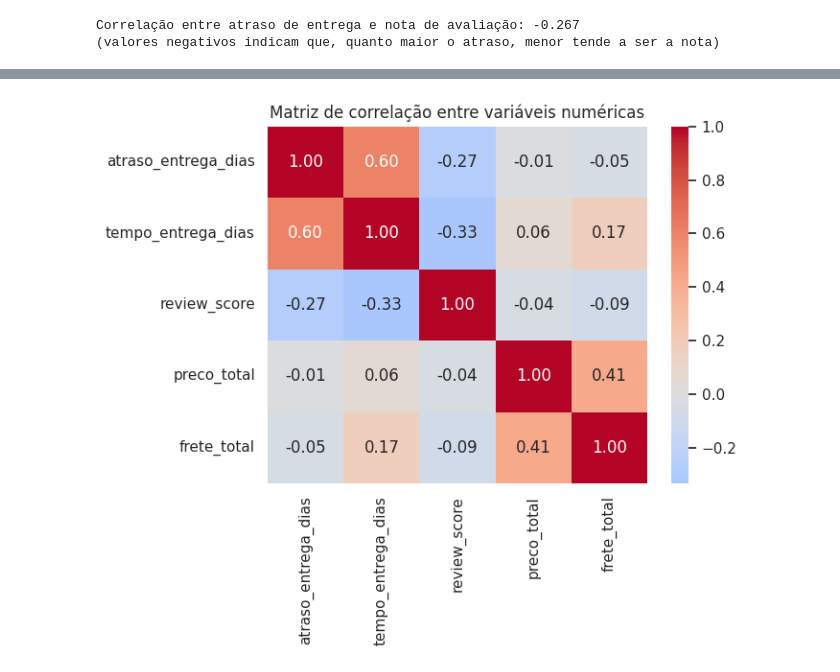
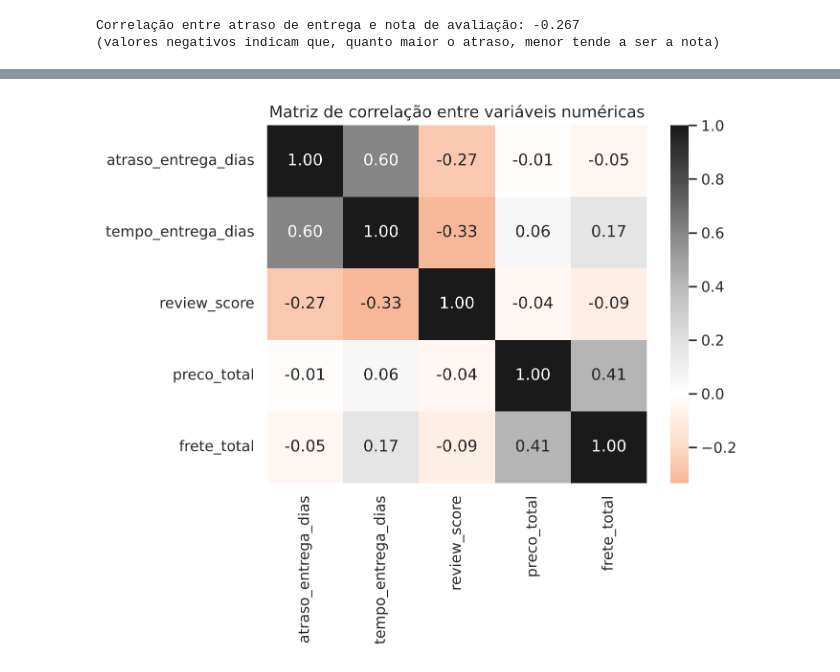
Before and after one commit to fpassr/Projeto-Aplicado-I, a Jupyter notebook: notebooks/01_analise_exploratoria_olist.ipynb, the cells around one changed output, grey strips where cells are left out. Drawn from its saved outputs; the diff is of its cells as text; code cells hidden in the pictures.

```diff
--- a/notebooks/01_analise_exploratoria_olist.ipynb
+++ b/notebooks/01_analise_exploratoria_olist.ipynb
@@ -28,7 +46,8 @@ pd.set_option("display.max_columns", 50)
 Carregamos as 9 tabelas do dataset "Brazilian E-Commerce Public Dataset by Olist",
 armazenadas na pasta `dados/` do repositório do projeto.
 # %%
-caminho = "dados/"
+# O notebook fica em notebooks/, e os dados em dados/ (uma pasta acima).
+caminho = "../dados/"
 
 customers = pd.read_csv(caminho + "olist_customers_dataset.csv")
 geolocation = pd.read_csv(caminho + "olist_geolocation_dataset.csv")
@@ -348,19 +588,19 @@ Name: atraso_entrega_dias, dtype: float64
 # %%
 # Matriz de correlação incluindo outras variáveis numéricas de interesse (preço e frete)
 itens_pedido = order_items.groupby("order_id").agg(
     preco_total=("price", "sum"),
     frete_total=("freight_value", "sum"),
 ).reset_index()
 
 base_correlacao = orders_reviews.merge(itens_pedido, on="order_id", how="left")
 colunas_num = ["atraso_entrega_dias", "tempo_entrega_dias", "review_score", "preco_total", "frete_total"]
 matriz_corr = base_correlacao[colunas_num].corr()
 
 fig, ax = plt.subplots(figsize=(7, 6))
-sns.heatmap(matriz_corr, annot=True, fmt=".2f", cmap="coolwarm", center=0, ax=ax)
+sns.heatmap(matriz_corr, annot=True, fmt=".2f", cmap="RdGy", center=0, ax=ax)
 ax.set_title("Matriz de correlação entre variáveis numéricas")
 plt.tight_layout()
 plt.savefig("matriz_correlacao.png", dpi=120)
 plt.show()
 # %% [output]
-[figure, old version]
+[figure, new version]
```
Also changed, not shown: parts of 31 cells of this notebook, 10 other files.
